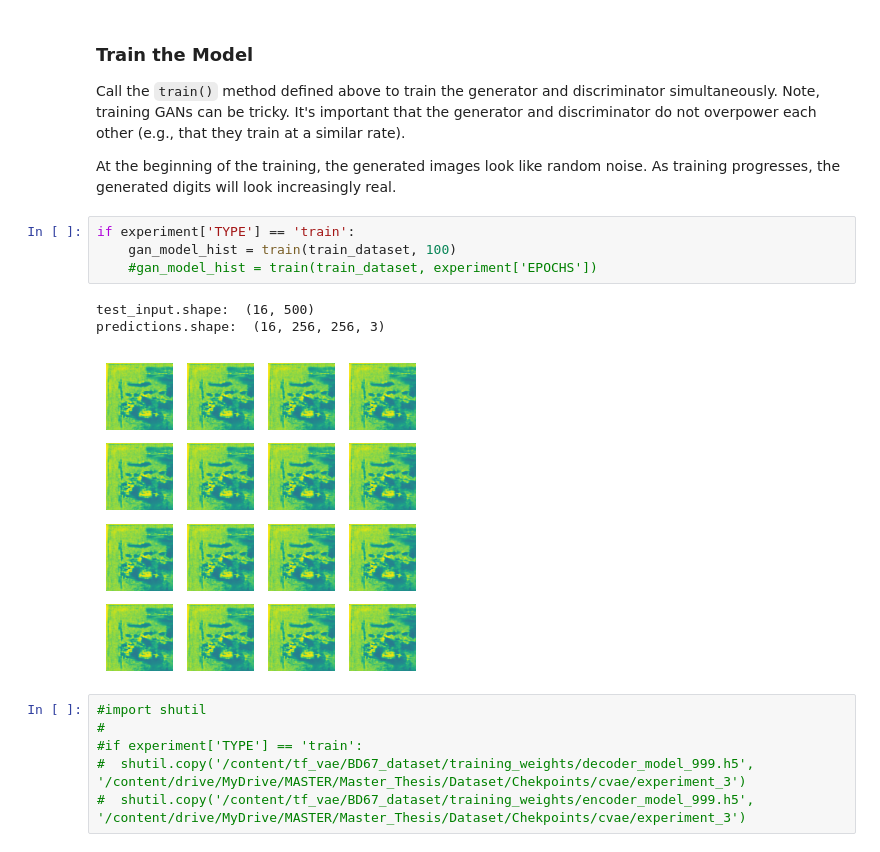
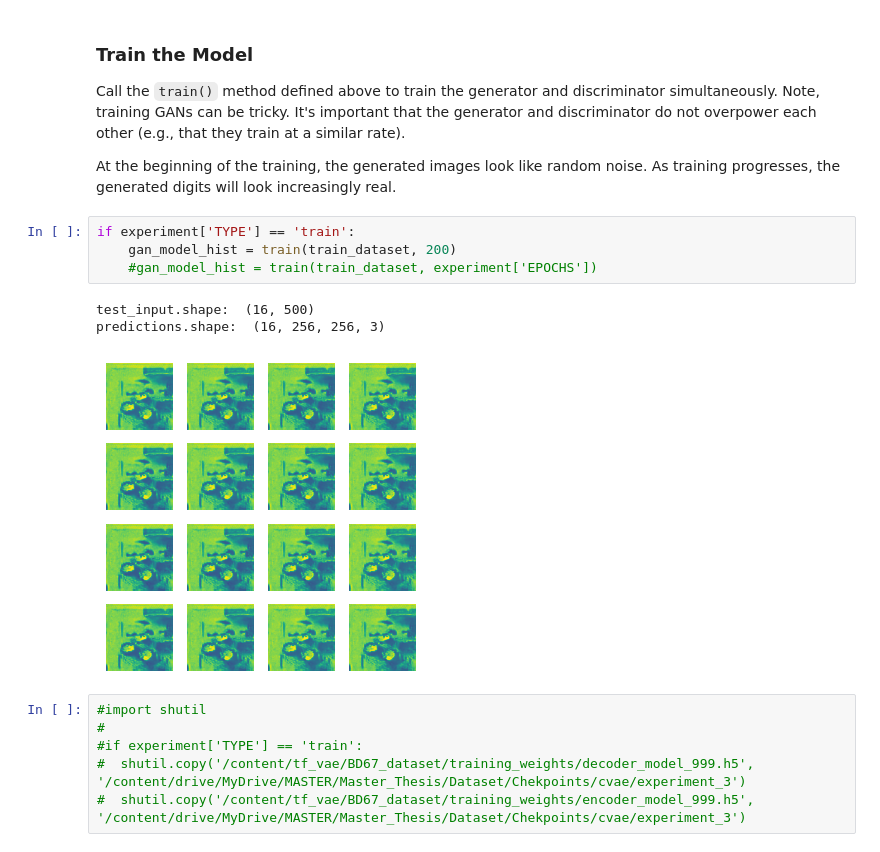
Before and after one commit to Ata-Pab/Machine_Learning, a Jupyter notebook: PCB_Defect_Detection/BD67_dataset_DCGAN.ipynb, the cells around one changed output. Saved outputs shown, nothing was run; the diff lists cells and outputs as text.

Commit message:
BD67_dataset_DCGAN file was updated

```diff
--- a/PCB_Defect_Detection/BD67_dataset_DCGAN.ipynb
+++ b/PCB_Defect_Detection/BD67_dataset_DCGAN.ipynb
@@ -606,12 +606,12 @@ Call the `train()` method defined above to train the generator and discriminator
 At the beginning of the training, the generated images look like random noise. As training progresses, the generated digits will look increasingly real.
 # %%
 if experiment['TYPE'] == 'train':
-    gan_model_hist = train(train_dataset, 100)
+    gan_model_hist = train(train_dataset, 200)
     #gan_model_hist = train(train_dataset, experiment['EPOCHS'])
 # %% [output]
 test_input.shape:  (16, 500)
 predictions.shape:  (16, 256, 256, 3)
-[figure, old version]
+[figure, new version]
 # %%
 #import shutil
 #
```
Also changed, not shown: parts of 3 cells of this notebook.
